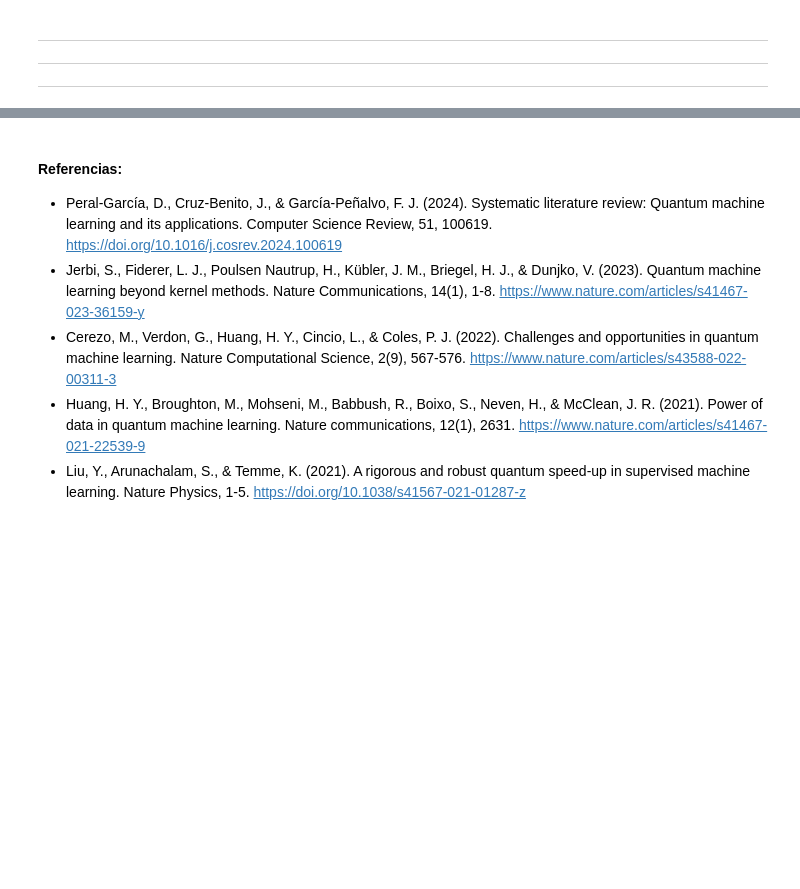
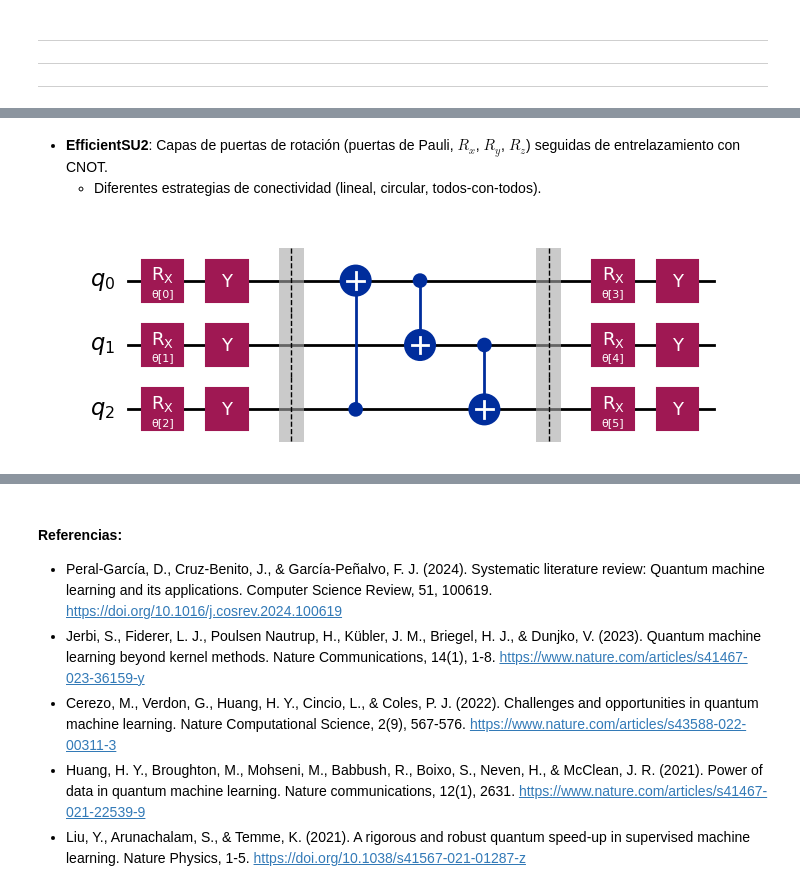
Before and after one commit to tarabelo/GrIA-QML-2025-26, a Jupyter notebook: 05. Introducción al Quantum Machine Learning.ipynb, the cells around one changed output, grey strips where cells are left out. Saved outputs shown, nothing was run; the diff lists cells and outputs as text; code cells hidden in the pictures; blank space fills up the shorter version.

```diff
--- a/05. Introducción al Quantum Machine Learning.ipynb
+++ b/05. Introducción al Quantum Machine Learning.ipynb
@@ -766,0 +830,10 @@ display(circuit_inferencia.decompose().draw(output='mpl'))
+# %% [markdown]
+- **EfficientSU2**: Capas de puertas de rotación (puertas de Pauli, $R_x$, $R_y$, $R_z$) seguidas de entrelazamiento con CNOT.
+  - Diferentes estrategias de conectividad (lineal, circular, todos-con-todos).
+# %%
+from qiskit.circuit.library import efficient_su2
+
+ansatz = efficient_su2(3, su2_gates=["rx", "y"], entanglement="circular", reps=1, insert_barriers=True)
+ansatz.draw("mpl")
+# %% [output]
+[figure, added]
```
Also changed, not shown: parts of 19 cells of this notebook.
